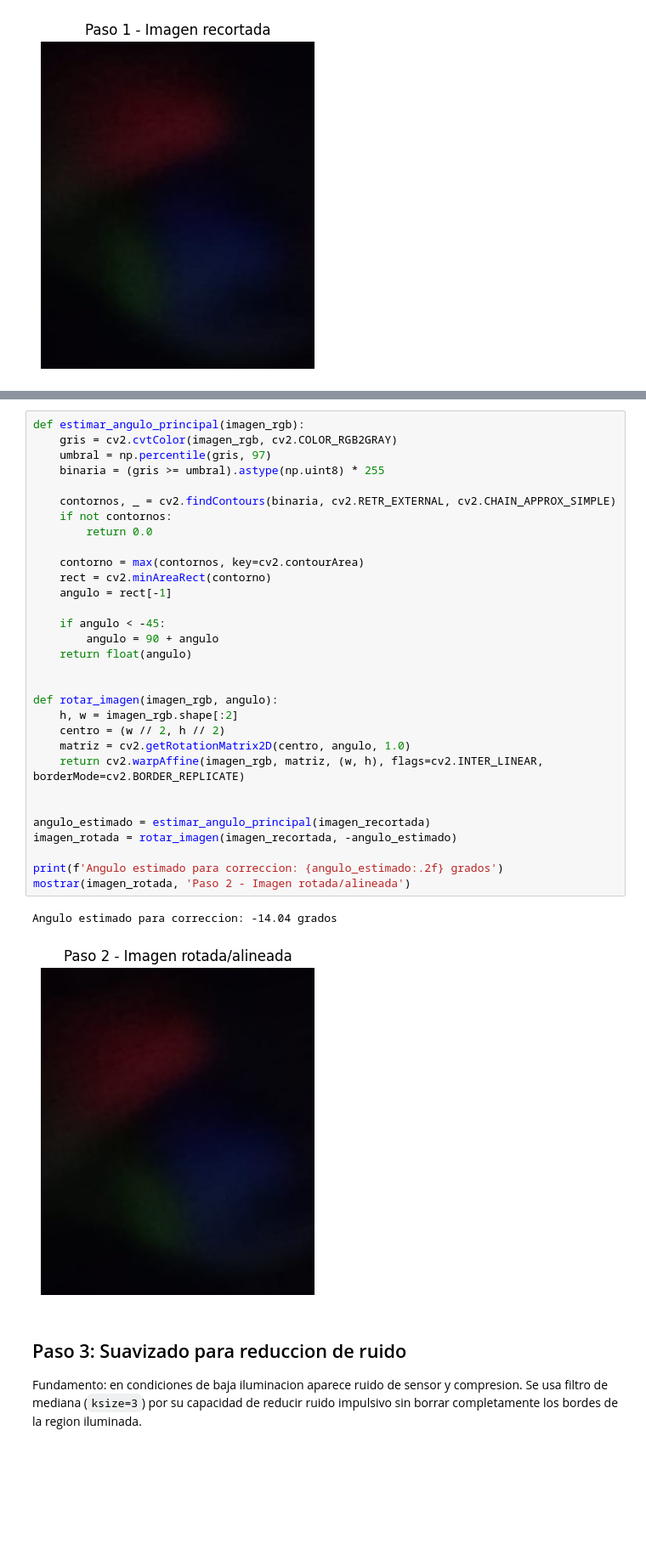
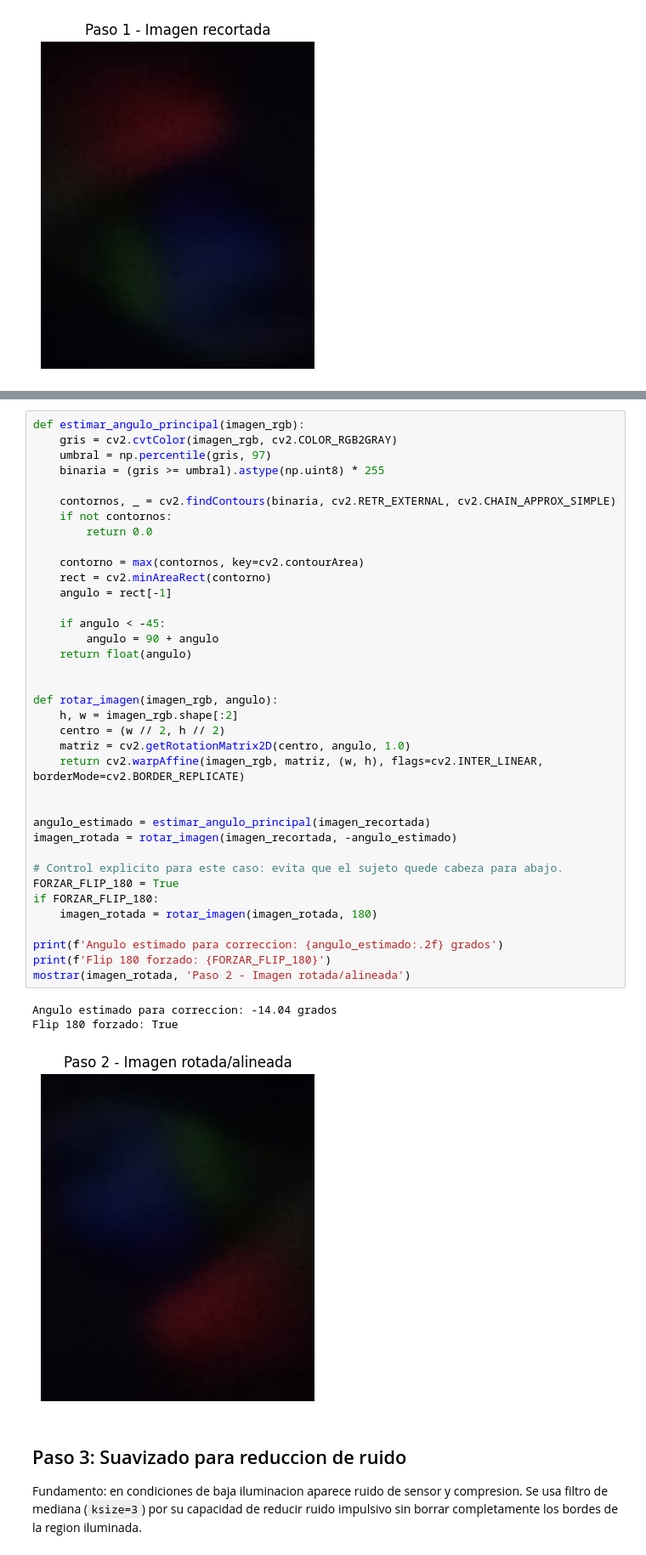
Before and after one commit to damianfortunesky/fortunesky-barrios-cristian-damian-pid-1c-2026, a Jupyter notebook: 005/003 - LAB/2026_PID_CRISTIAN_DAMIAN_FORTUNESKY_BARRIOS.ipynb, the cells around one changed output, grey strips where cells are left out. Shown at 85% size. Drawn from its saved outputs; the diff is of its cells as text; blank space fills up the shorter version.

```diff
--- a/005/003 - LAB/2026_PID_CRISTIAN_DAMIAN_FORTUNESKY_BARRIOS.ipynb
+++ b/005/003 - LAB/2026_PID_CRISTIAN_DAMIAN_FORTUNESKY_BARRIOS.ipynb
@@ -164,34 +164,41 @@ def estimar_angulo_principal(imagen_rgb):
     umbral = np.percentile(gris, 97)
     binaria = (gris >= umbral).astype(np.uint8) * 255
 
     contornos, _ = cv2.findContours(binaria, cv2.RETR_EXTERNAL, cv2.CHAIN_APPROX_SIMPLE)
     if not contornos:
         return 0.0
 
     contorno = max(contornos, key=cv2.contourArea)
     rect = cv2.minAreaRect(contorno)
     angulo = rect[-1]
 
     if angulo < -45:
         angulo = 90 + angulo
     return float(angulo)
 
 
 def rotar_imagen(imagen_rgb, angulo):
     h, w = imagen_rgb.shape[:2]
     centro = (w // 2, h // 2)
     matriz = cv2.getRotationMatrix2D(centro, angulo, 1.0)
     return cv2.warpAffine(imagen_rgb, matriz, (w, h), flags=cv2.INTER_LINEAR, borderMode=cv2.BORDER_REPLICATE)
 
 
 angulo_estimado = estimar_angulo_principal(imagen_recortada)
 imagen_rotada = rotar_imagen(imagen_recortada, -angulo_estimado)
 
+# Control explicito para este caso: evita que el sujeto quede cabeza para abajo.
+FORZAR_FLIP_180 = True
+if FORZAR_FLIP_180:
+    imagen_rotada = rotar_imagen(imagen_rotada, 180)
+
 print(f'Angulo estimado para correccion: {angulo_estimado:.2f} grados')
+print(f'Flip 180 forzado: {FORZAR_FLIP_180}')
 mostrar(imagen_rotada, 'Paso 2 - Imagen rotada/alineada')
 # %% [output]
 Angulo estimado para correccion: -14.04 grados
+Flip 180 forzado: True
-[figure, old version]
+[figure, new version]
 # %% [markdown]
 ## Paso 3: Suavizado para reduccion de ruido
 
```
Also changed, not shown: parts of 11 cells of this notebook.
